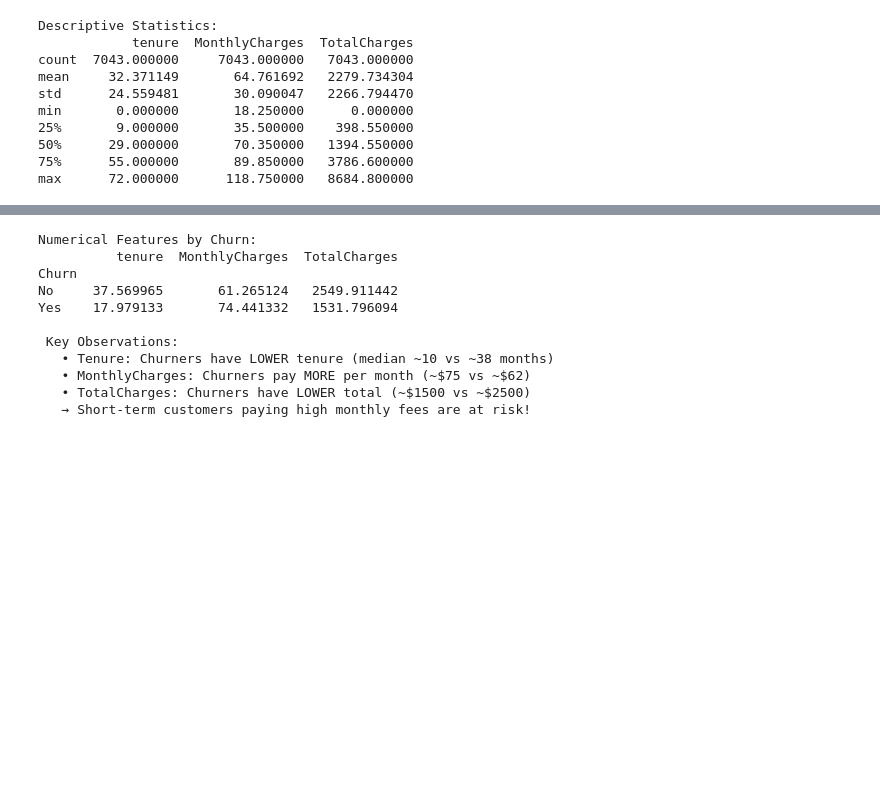
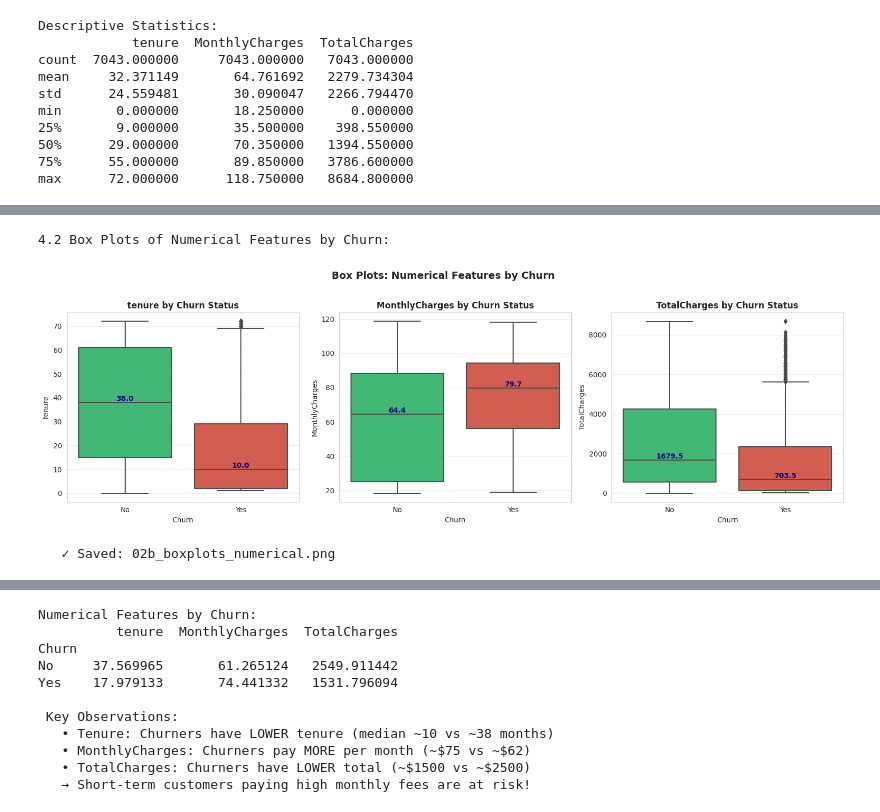
Before and after one commit to senadhi-Thimanya/Telco-Churn-Binary-Classification, a Jupyter notebook: telco.ipynb, the cells around one changed output, grey strips where cells are left out. Cells and saved outputs as stored; diff of their text form; code cells hidden in the pictures; blank space fills up the shorter version.

```diff
--- a/telco.ipynb
+++ b/telco.ipynb
@@ -160 +188,28 @@ max      72.000000      118.750000   8684.800000
+# %%
+print("\n4.2 Box Plots of Numerical Features by Churn:")
+fig, axes = plt.subplots(1, 3, figsize=(16, 5))
+
+for idx, col in enumerate(num_cols):
+    sns.boxplot(x='Churn', y=col, data=df, palette=['#2ecc71', '#e74c3c'], ax=axes[idx])
+    axes[idx].set_title(f'{col} by Churn Status', fontsize=12, fontweight='bold')
+    axes[idx].set_xlabel('Churn')
+    axes[idx].set_ylabel(col)
+    axes[idx].grid(axis='y', alpha=0.3)
+
+    # Add median values as text
+    medians = df.groupby('Churn')[col].median()
+    for i, (churn, median) in enumerate(medians.items()):
+        axes[idx].text(i, median, f'{median:.1f}',
+                      ha='center', va='bottom', fontweight='bold', color='darkblue')
+
+plt.suptitle('Box Plots: Numerical Features by Churn', fontsize=14, fontweight='bold', y=1.02)
+plt.tight_layout()
+plt.savefig('/kaggle/working/02b_boxplots_numerical.png', dpi=300, bbox_inches='tight')
+plt.show()
+
+print("   ✓ Saved: 02b_boxplots_numerical.png")
+# %% [output]
+4.2 Box Plots of Numerical Features by Churn:
+[figure, added]
+   ✓ Saved: 02b_boxplots_numerical.png
 # %%
```
Also changed, not shown: parts of 7 cells of this notebook.
